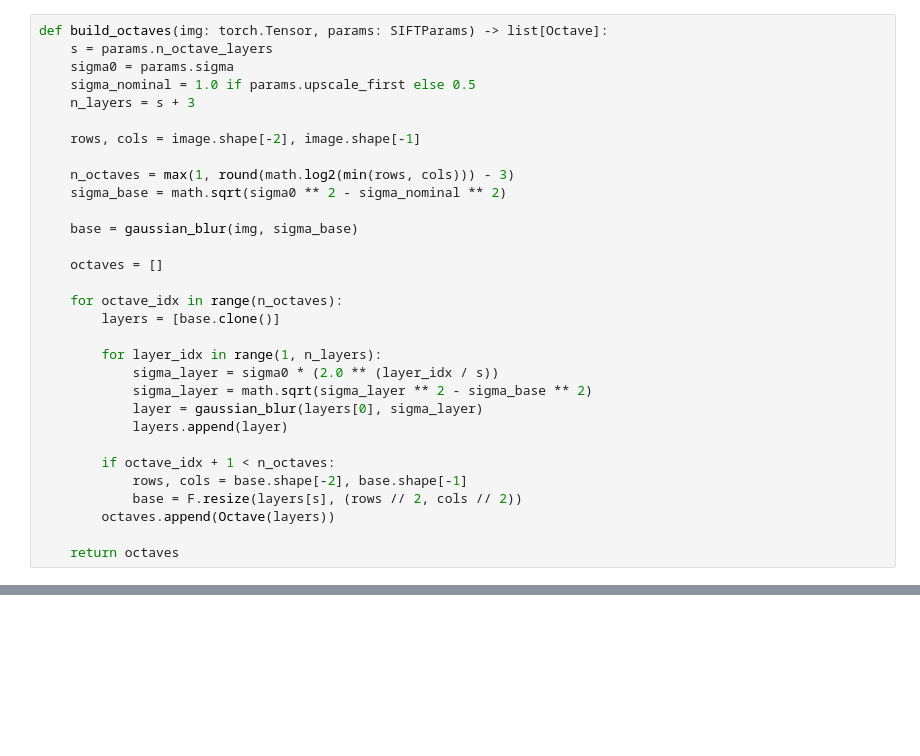
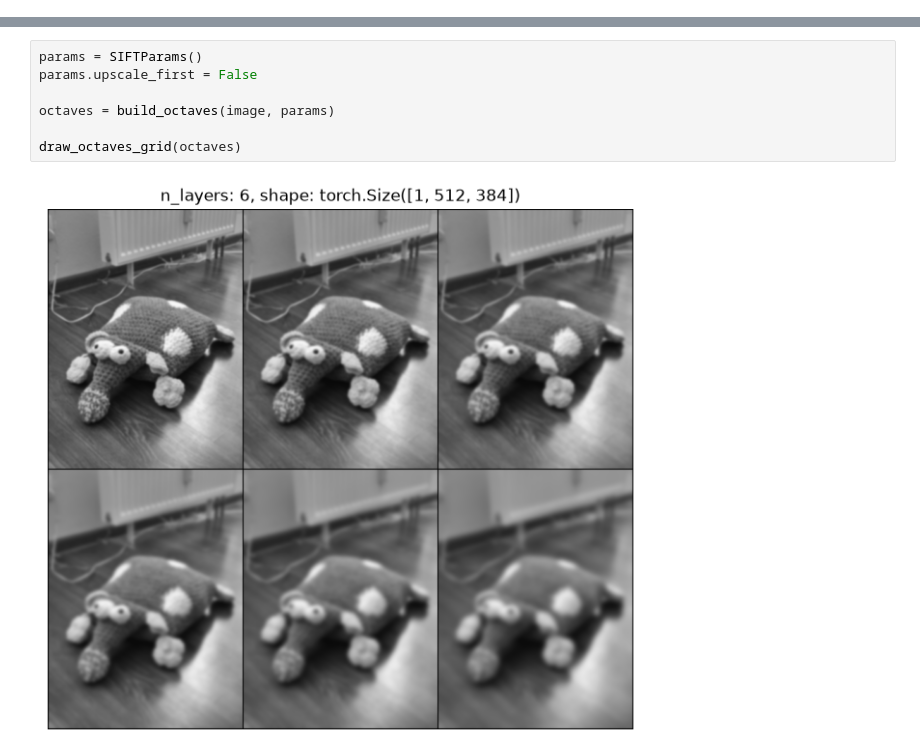
Before and after one commit to vinneyto/photogrammetry, a Jupyter notebook: src/sift/sift.ipynb, the cells around one changed output, grey strips where cells are left out. Saved outputs shown, nothing was run; the diff lists cells and outputs as text; blank space fills up the shorter version.

Commit message:
checked build_octaves with data from course

```diff
--- a/src/sift/sift.ipynb
+++ b/src/sift/sift.ipynb
@@ -59,33 +18,2 @@ image = F.resize(image, (rows, cols)).to(torch.float32) / 255.0
 
 # F.to_pil_image(image)
-# %%
-def build_octaves(img: torch.Tensor, params: SIFTParams) -> list[Octave]:
-    s = params.n_octave_layers
-    sigma0 = params.sigma
-    sigma_nominal = 1.0 if params.upscale_first else 0.5
-    n_layers = s + 3
-
-    rows, cols = image.shape[-2], image.shape[-1]
-
-    n_octaves = max(1, round(math.log2(min(rows, cols))) - 3)
-    sigma_base = math.sqrt(sigma0 ** 2 - sigma_nominal ** 2)
-
-    base = gaussian_blur(img, sigma_base)
-
-    octaves = []
-
-    for octave_idx in range(n_octaves):
-        layers = [base.clone()]
-
-        for layer_idx in range(1, n_layers):
-            sigma_layer = sigma0 * (2.0 ** (layer_idx / s))
-            sigma_layer = math.sqrt(sigma_layer ** 2 - sigma_base ** 2)
-            layer = gaussian_blur(layers[0], sigma_layer)
-            layers.append(layer)
-
-        if octave_idx + 1 < n_octaves:
-            rows, cols = base.shape[-2], base.shape[-1]
-            base = F.resize(layers[s], (rows // 2, cols // 2))
-        octaves.append(Octave(layers))
-
-    return octaves
@@ -114,0 +20,9 @@ for octave in octaves:
+# %%
+params = SIFTParams()
+params.upscale_first = False
+
+octaves = build_octaves(image, params)
+
+draw_octaves_grid(octaves)
+# %% [output]
+[figure, added]
```
Also changed, not shown: parts of 10 cells of this notebook, 9 other files.
